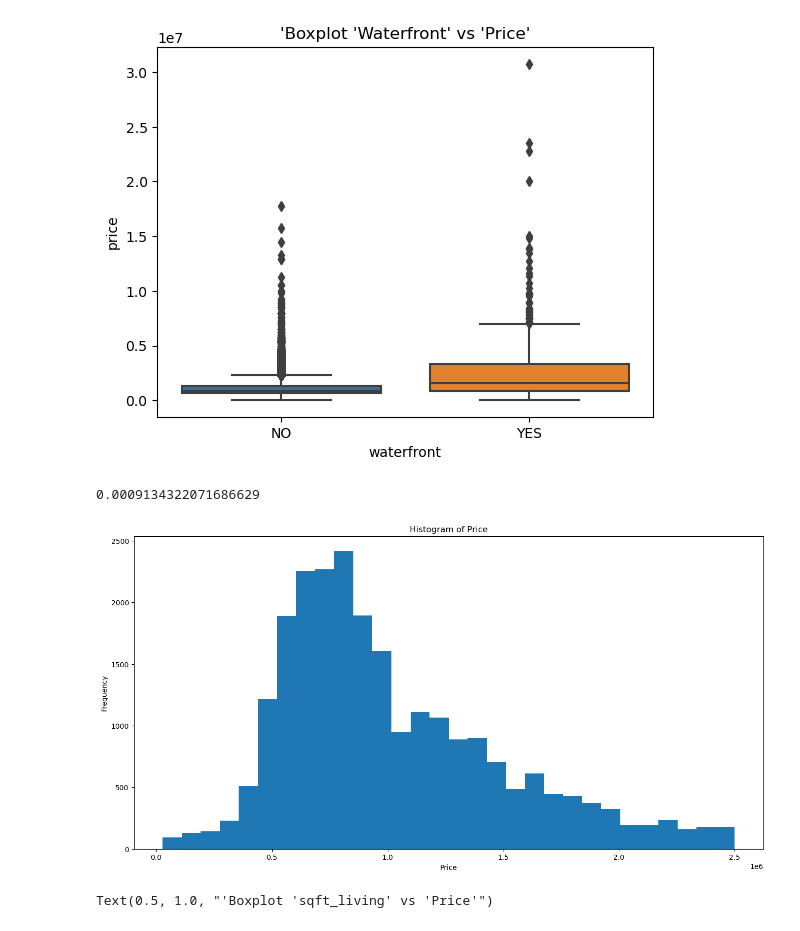
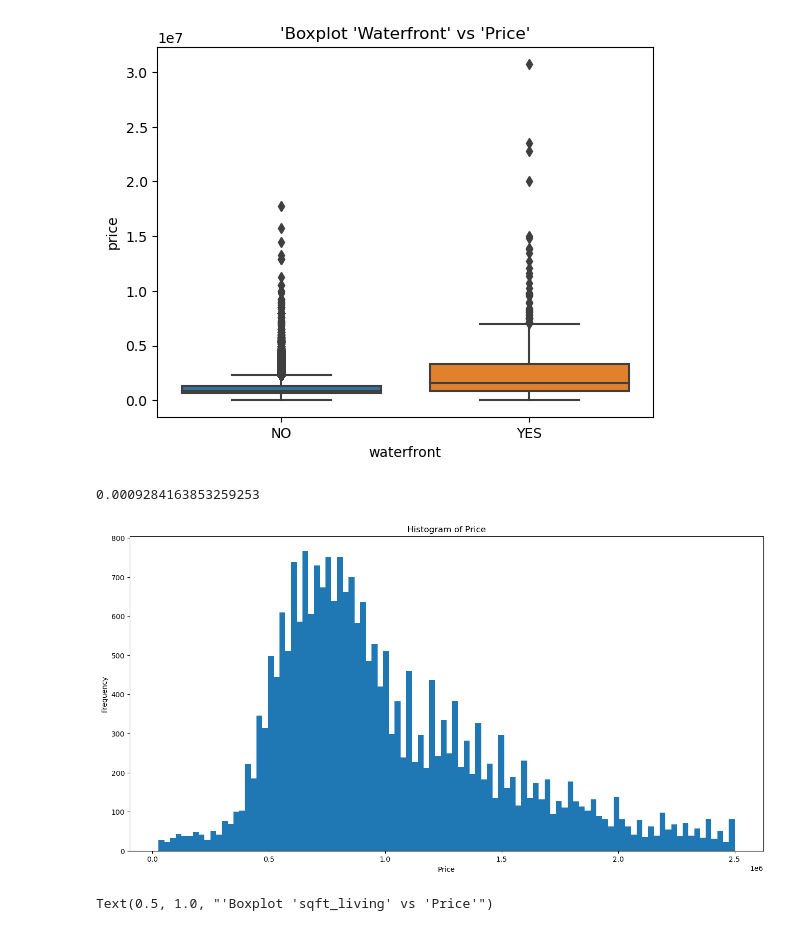
Before and after one commit to ChuckNadel/PNWHousingModel, a Jupyter notebook: Jonathan Notebook.ipynb, the cells around one changed output. Saved outputs shown, nothing was run; the diff lists cells and outputs as text; code cells hidden in the pictures.

```diff
--- a/Jonathan Notebook.ipynb
+++ b/Jonathan Notebook.ipynb
@@ -128,7 +128,8 @@ urban_centers_dict = {
     "Kirkland": (47.682111, -122.205549),
     "Somerset": (47.557850, -122.147104),
     "Beaver Lake": (47.590782, -121.998691),
-    "Union Bay": (47.647763, -122.282622)
+    "Union Bay": (47.647763, -122.282622),
+    "Medina": (47.625635, -122.232134)
 }
 
 def closest_urban_center(row):
@@ -216,7 +217,7 @@ lm = LinearRegression()
 lm.fit(X,Y)
 lm.score(X, Y)
 # %% [output]
-0.0009134322071686629
+0.0009284163853259253
 # %%
 data = data[data['sqft_living'] <= 5000]
 data = data[data['sqft_living'] >= 100]
@@ -224,13 +225,13 @@ data = data[data['distance'] <= 25]
 data = data[data['price'] <= 2500000]
 # %%
 plt.figure(figsize=(16,8))
-plt.hist(data['price'], bins=30)
+plt.hist(data['price'], bins=100)
 plt.xlabel('Price')
 plt.ylabel('Frequency')
 plt.title('Histogram of Price')
 plt.show()
 # %% [output]
-[figure, old version]
+[figure, new version]
 # %%
 plt.figure(figsize=(16,8))
 data['sqft_living_grouped'] = pd.cut(data['sqft_living'], bins=10)
```
Also changed, not shown: parts of 29 cells of this notebook.
